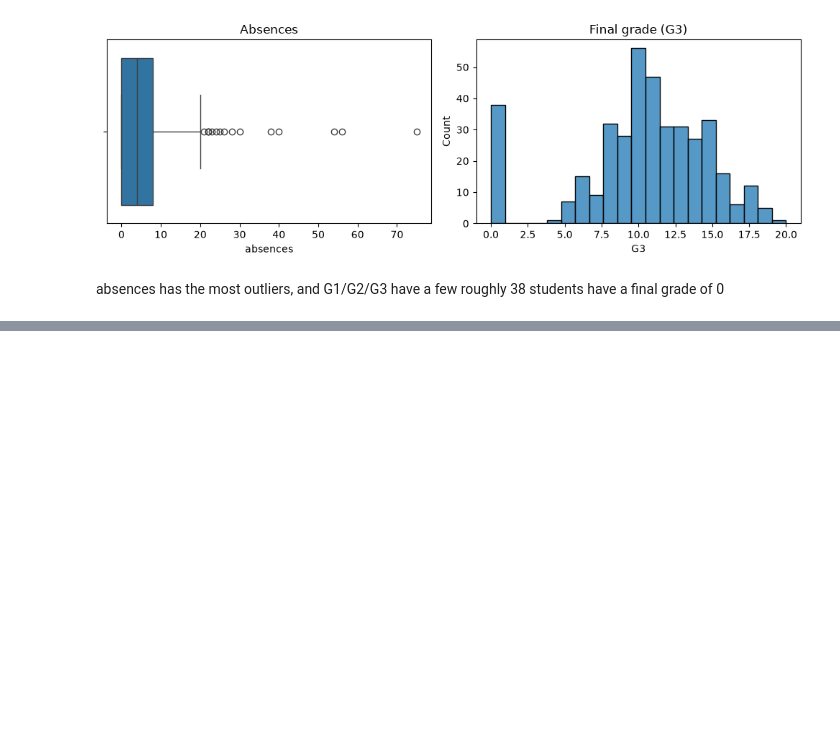
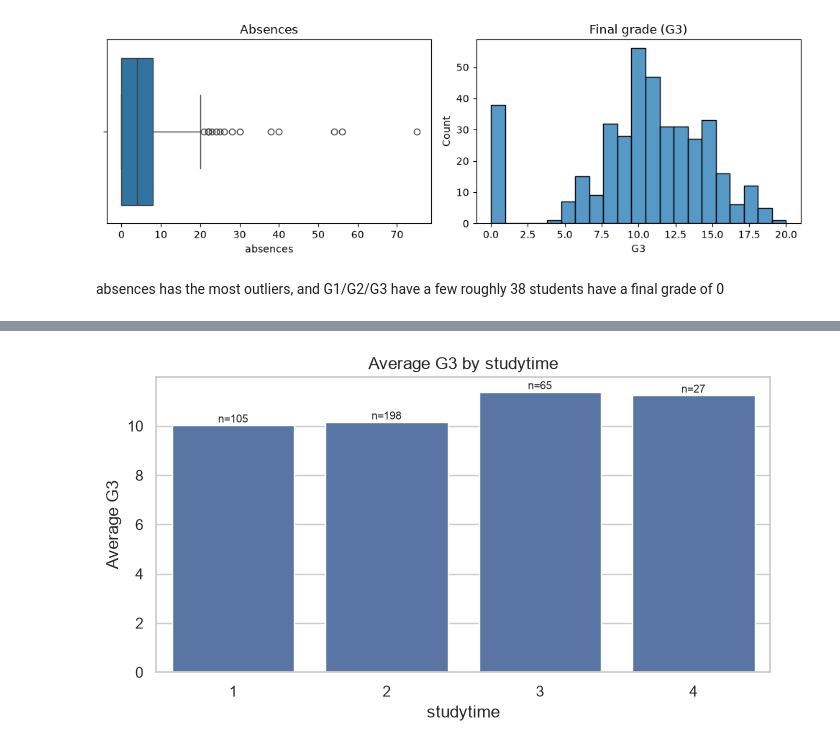
Before and after one commit to prajwal-sv/AI-Learning-Career-Assistant, a Jupyter notebook: notebooks/01_data_analysis.ipynb, the cells around one changed output, grey strips where cells are left out. Cells and saved outputs as stored; diff of their text form; code cells hidden in the pictures; blank space fills up the shorter version.

```diff
--- a/notebooks/01_data_analysis.ipynb
+++ b/notebooks/01_data_analysis.ipynb
@@ -121,0 +164,5 @@ roughly 38 students have a final grade of 0
+# %%
+fig = eda.plot_mean_grade_by(mat, "studytime")
+plt.show()
+# %% [output]
+[figure, added]
```
Also changed, not shown: parts of 9 cells of this notebook.
